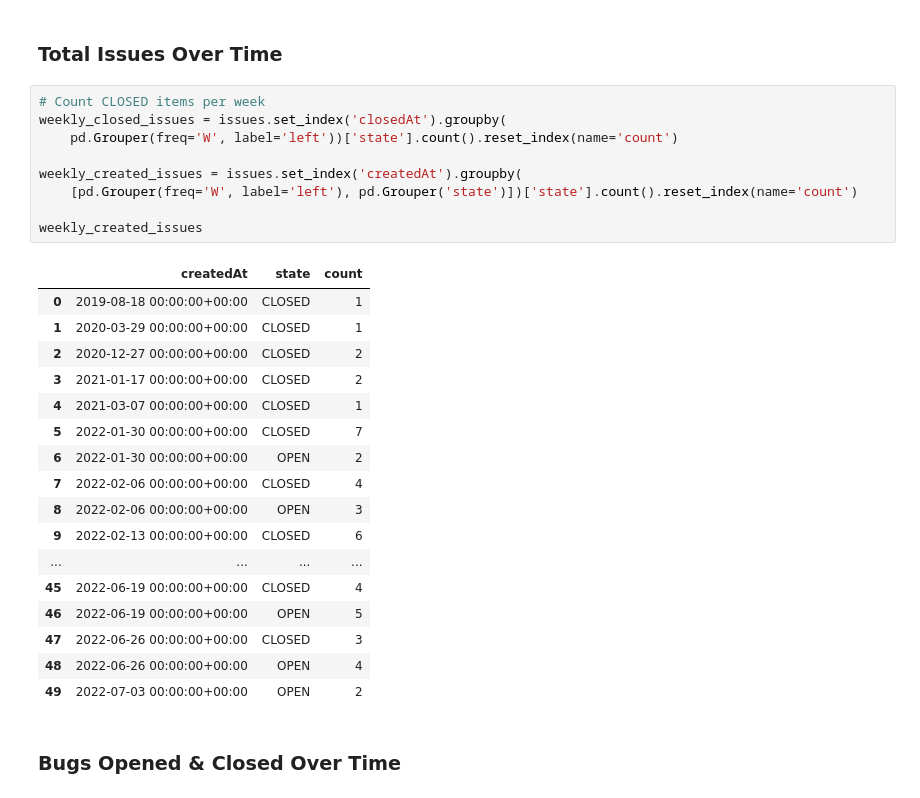
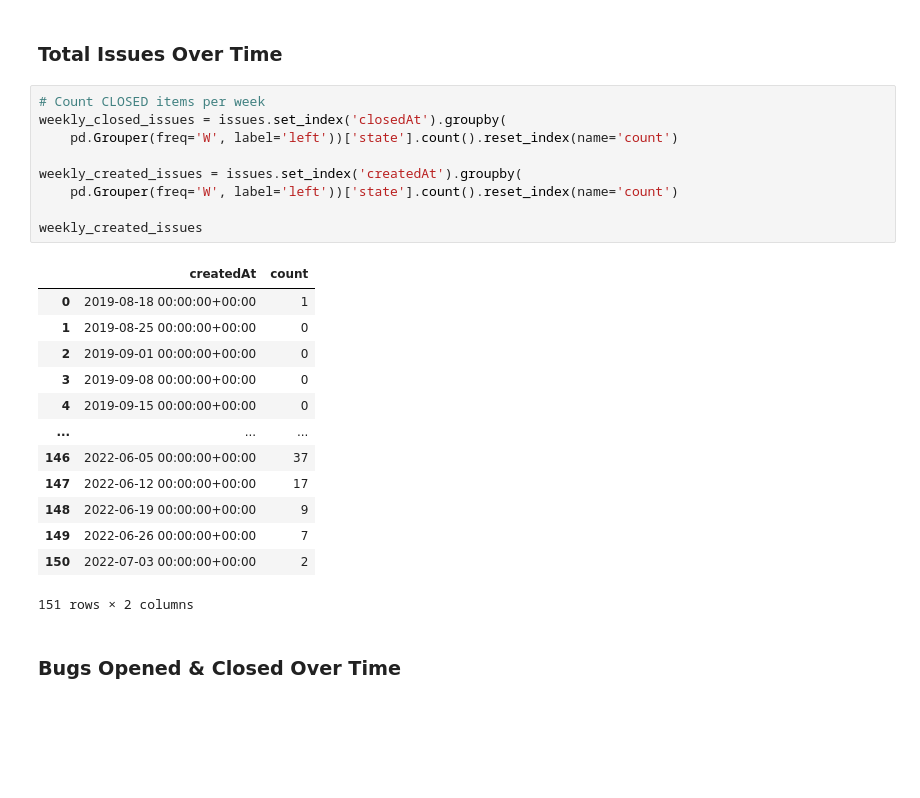
Before and after one commit to thebrianbug/dev-flow-dashboard, a Jupyter notebook: Flow_Dashboard.ipynb, the cells around one changed output. Cells and saved outputs as stored; diff of their text form; blank space fills up the shorter version.

Commit message:
Removed secondary group

```diff
--- a/Flow_Dashboard.ipynb
+++ b/Flow_Dashboard.ipynb
@@ -141,30 +141,26 @@ plot_line(weekly_prs_pivot_year, 'PRs Closed Over Time - Current Year', 'Closed
 # %%
 # Count CLOSED items per week
 weekly_closed_issues = issues.set_index('closedAt').groupby(
     pd.Grouper(freq='W', label='left'))['state'].count().reset_index(name='count')
 
 weekly_created_issues = issues.set_index('createdAt').groupby(
-    [pd.Grouper(freq='W', label='left'), pd.Grouper('state')])['state'].count().reset_index(name='count')
+    pd.Grouper(freq='W', label='left'))['state'].count().reset_index(name='count')
 
 weekly_created_issues
 # %% [output]
-|  | createdAt | state | count |
-| 0 | 2019-08-18 00:00:00+00:00 | CLOSED | 1 |
-| 1 | 2020-03-29 00:00:00+00:00 | CLOSED | 1 |
-| 2 | 2020-12-27 00:00:00+00:00 | CLOSED | 2 |
-| 3 | 2021-01-17 00:00:00+00:00 | CLOSED | 2 |
-| 4 | 2021-03-07 00:00:00+00:00 | CLOSED | 1 |
-| 5 | 2022-01-30 00:00:00+00:00 | CLOSED | 7 |
-| 6 | 2022-01-30 00:00:00+00:00 | OPEN | 2 |
-| 7 | 2022-02-06 00:00:00+00:00 | CLOSED | 4 |
-| 8 | 2022-02-06 00:00:00+00:00 | OPEN | 3 |
-| 9 | 2022-02-13 00:00:00+00:00 | CLOSED | 6 |
-| ... | ... | ... | ... |
-| 45 | 2022-06-19 00:00:00+00:00 | CLOSED | 4 |
-| 46 | 2022-06-19 00:00:00+00:00 | OPEN | 5 |
-| 47 | 2022-06-26 00:00:00+00:00 | CLOSED | 3 |
-| 48 | 2022-06-26 00:00:00+00:00 | OPEN | 4 |
-| 49 | 2022-07-03 00:00:00+00:00 | OPEN | 2 |
+|  | createdAt | count |
+| 0 | 2019-08-18 00:00:00+00:00 | 1 |
+| 1 | 2019-08-25 00:00:00+00:00 | 0 |
+| 2 | 2019-09-01 00:00:00+00:00 | 0 |
+| 3 | 2019-09-08 00:00:00+00:00 | 0 |
+| 4 | 2019-09-15 00:00:00+00:00 | 0 |
+| ... | ... | ... |
+| 146 | 2022-06-05 00:00:00+00:00 | 37 |
+| 147 | 2022-06-12 00:00:00+00:00 | 17 |
+| 148 | 2022-06-19 00:00:00+00:00 | 9 |
+| 149 | 2022-06-26 00:00:00+00:00 | 7 |
+| 150 | 2022-07-03 00:00:00+00:00 | 2 |
+151 rows × 2 columns
 # %% [markdown]
 ### Bugs Opened & Closed Over Time
 # %% [markdown]
```
